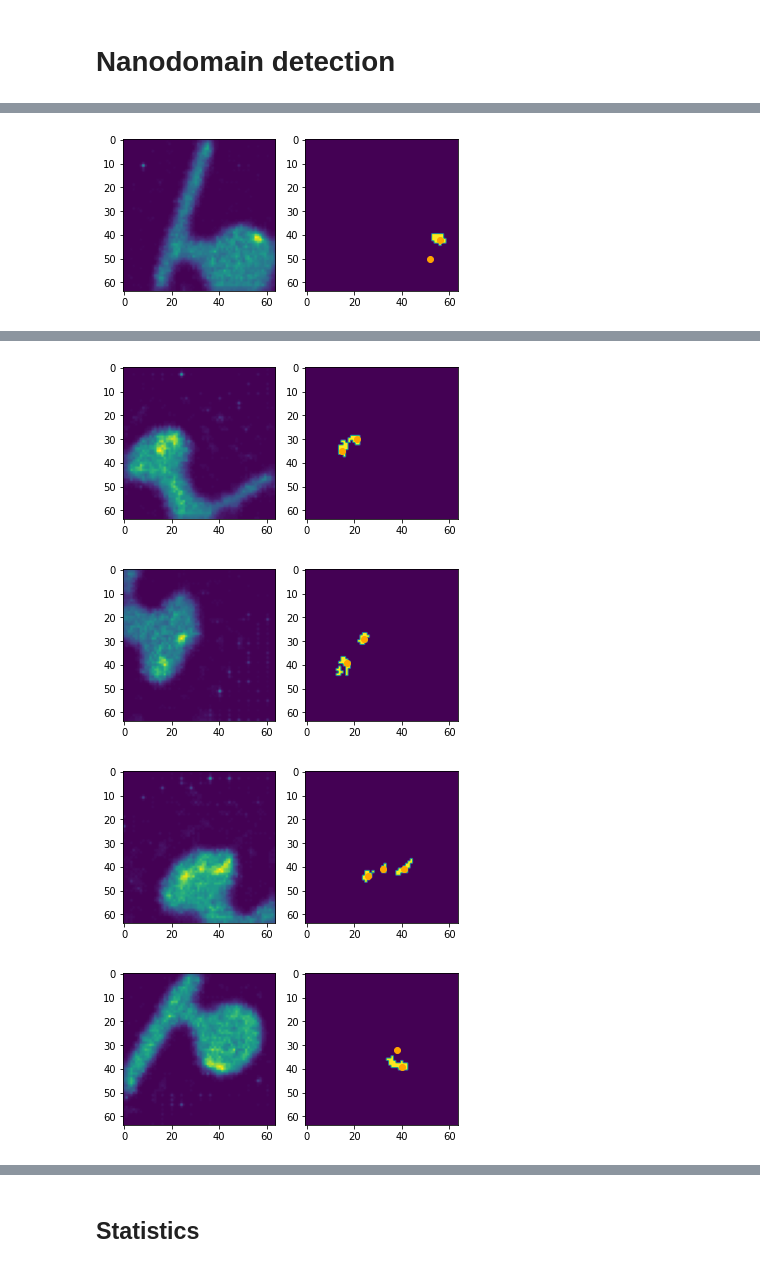
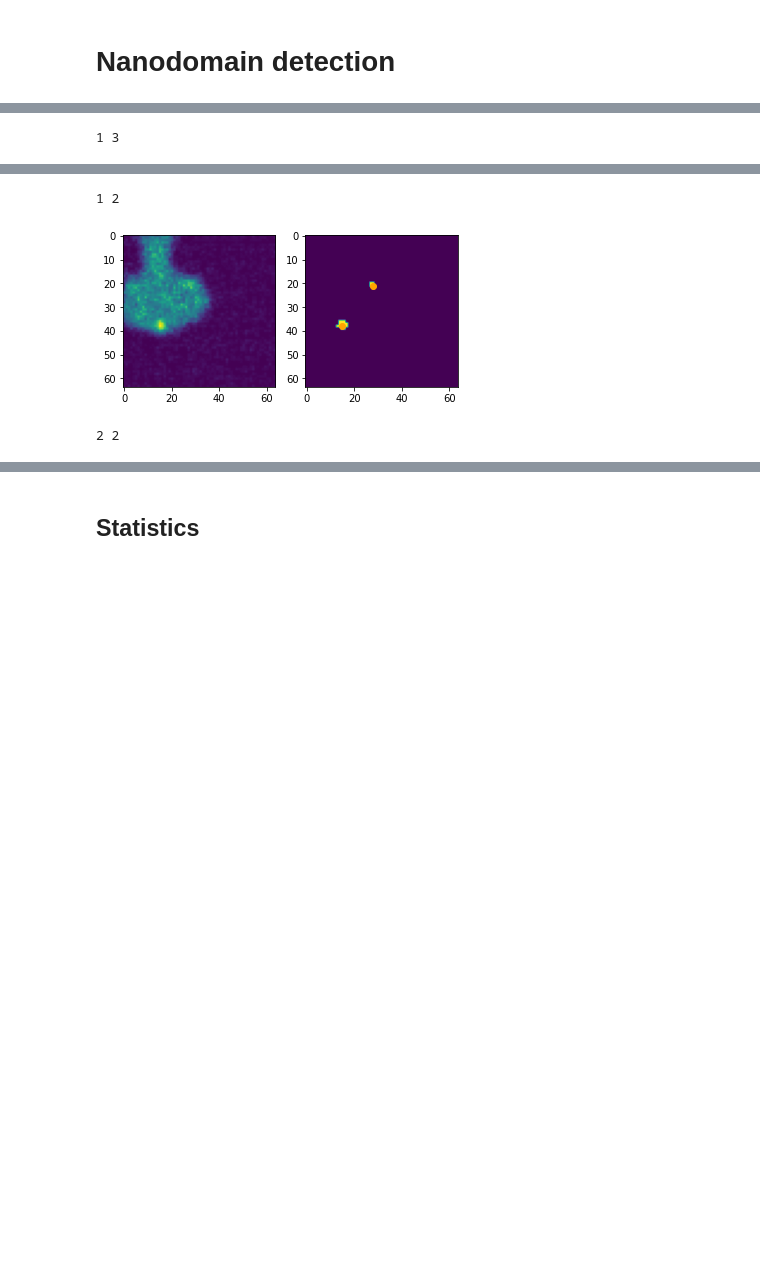
Before and after one commit to FLClab/TA-GAN, a Jupyter notebook: SynapseSimulationDataset/notebook/analyse.ipynb, the cells around one changed output, grey strips where cells are left out. Drawn from its saved outputs; the diff is of its cells as text; code cells hidden in the pictures; blank space fills up the shorter version.

```diff
--- a/SynapseSimulationDataset/notebook/analyse.ipynb
+++ b/SynapseSimulationDataset/notebook/analyse.ipynb
@@ -19,7 +19,7 @@ from tqdm.auto import tqdm
 
 from metrics.detection import CentroidDetectionError
 
-PATH = "../data/dataset/fake"
+PATH = "./data/dataset/TAGAN"
 files = glob.glob(os.path.join(PATH, "*.tif"))
 # %%
 def savefig(fig, ax, savepath, extension="pdf", save_white=False, **kwargs):
@@ -258,39 +252,43 @@ for n, file in enumerate(tqdm(files)):
 # %%
+## TAGAN
 scores = ["f1_score", "precision", "recall"]
-data_fake = defaultdict(list)
+data_fakeTAGAN = defaultdict(list)
 for n, file in enumerate(tqdm(files)):
-    conf_file = file.replace("_fakeSTED.tif", "CONF.tif").replace("/fake", "")
-    conf = tifffile.imread(conf_file)
-    sted = tifffile.imread(conf_file.replace("CONF", "STED"))
-    fake = tifffile.imread(file).squeeze()
-    positions = numpy.load(conf_file.replace("CONF.tif", "POSITIONS.npy"))
+    conf_file = file.replace("_fakeSTED.tif", "_CONF.tif").replace("/TAGAN", "")
+    if '-2-_CONF' in conf_file:
+        conf = tifffile.imread(conf_file)
+        sted = tifffile.imread(conf_file.replace("CONF", "STED"))
+        fake = tifffile.imread(file).squeeze()
+        positions = numpy.load(conf_file.replace("_CONF.tif", "POSITIONS.npy"))
 
-    sigma = 0.5
-#     peaks = peak_local_max(filters.gaussian(fake, sigma=sigma), min_distance=2, threshold_rel=0.6)
-    peaks = find_nanodomains(fake)
-#     peaks = peak_local_max(fake, min_distance=3, threshold_rel=0.6)
+        sigma = 0.5
+    #     peaks = peak_local_max(filters.gaussian(fake, sigma=sigma), min_distance=2, threshold_rel=0.6)
+        peaks = find_nanodomains(fake)
+    #     peaks = peak_local_max(fake, min_distance=3, threshold_rel=0.6)
+        print(len(positions), len(peaks))
 
-    if n < 10:
-        fig, axes = pyplot.subplots(1, 2)
+        if n < 10:
+            fig, axes = pyplot.subplots(1, 2)
 
-        filtered = filters.gaussian(fake, sigma=sigma)
-        threshold = numpy.quantile(filtered, 0.99)
-        mask = filtered > threshold
-        mask = morphology.remove_small_objects(mask, min_size=4, connectivity=2)
-        labels = measure.label(mask)
+            filtered = filters.gaussian(fake, sigma=sigma)
+            threshold = numpy.quantile(filtered, 0.99)
+            mask = filtered > threshold
+            mask = morphology.remove_small_objects(mask, min_size=4, connectivity=2)
+            labels = measure.label(mask)
 
-        axes[0].imshow(filtered)
-        axes[1].imshow(mask)
-        if len(peaks) > 0:
-            axes[1].scatter(peaks[:, 1], peaks[:, 0], color="orange")
-        pyplot.show()
+            axes[0].imshow(filtered)
+            axes[1].imshow(mask)
+            if len(peaks) > 0:
+                axes[1].scatter(peaks[:, 1], peaks[:, 0], color="orange")
+            pyplot.show()
 
 
-    detection_error = CentroidDetectionError(positions, peaks, threshold=5)
-    output = {
-        "file" : file,
-        **{score : getattr(detection_error, score) for score in scores}
-    }
+        detection_error = CentroidDetectionError(positions, peaks, threshold=5)
+        output = {
+            "file" : file,
+            **{score : getattr(detection_error, score) for score in scores}
+        }
 
-    data_fake[len(positions)].append(output)
+        data_fakeTAGAN[len(positions)].append(output)
 # %% [output]
+1 3
@@ -298 +296,3 @@ for n, file in enumerate(tqdm(files)):
+1 2
-[figure, old version]
+[figure, new version]
+2 2
@@ -300,4 +299,0 @@ for n, file in enumerate(tqdm(files)):
-[figure, removed]
-[figure, removed]
-[figure, removed]
-[figure, removed]
```
Also changed, not shown: parts of 10 cells of this notebook.
